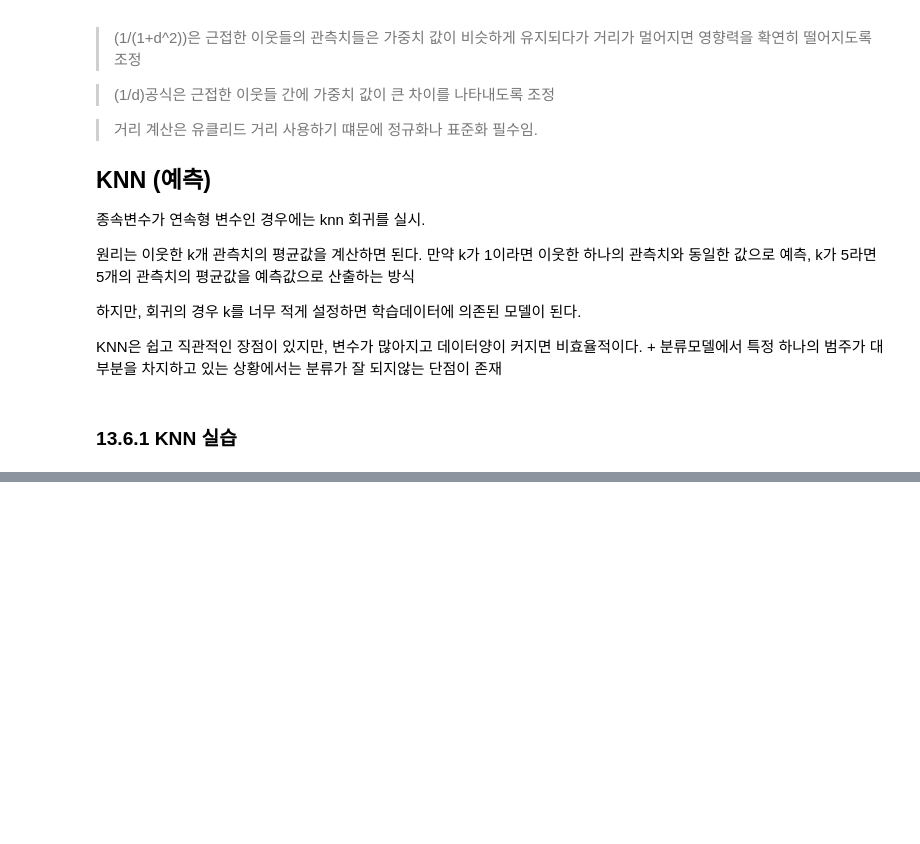
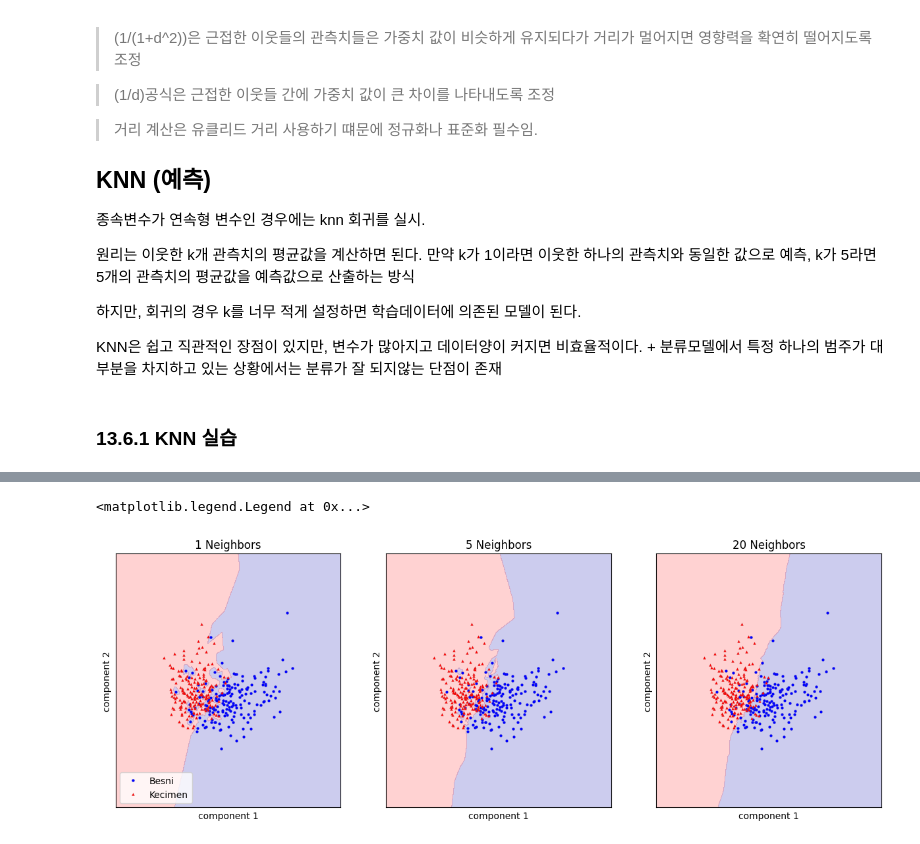
Before and after one commit to hamin971231/Mega_Data_Analysis, a Jupyter notebook: # 연습/스터디/스터디(7)_KNN.ipynb, the cells around one changed output, grey strips where cells are left out. Cells and saved outputs as stored; diff of their text form; code cells hidden in the pictures; blank space fills up the shorter version.

```diff
--- a/# 연습/스터디/스터디(7)_KNN.ipynb
+++ b/# 연습/스터디/스터디(7)_KNN.ipynb
@@ -50,0 +170,15 @@ from sklearn.model_selection import train_test_split
+# %%
+# 125부터 슬슬 올라감
+
+## 적당한 이웃수를 찾아내는것이 중요함
+
+## 시각화를 위한 차원 축소
+
+#  주성분 갯수 설정
+## 2개인 거도 고유값이랑 확인해야할거같음
+pca = PCA(n_components=2)
+df_pca = pca.fit_transform(x_test)
+
+## 주성분으로 변형된 테이블 생성
+df_pca = pd.DataFrame(data = df_pca, columns=['C1','C2'])
+df_pca
@@ -50,0 +199,30 @@ from sklearn.model_selection import train_test_split
+# %%
+# 이웃 k수에 따라 knn모델의 결정경계선이 어떻게 변화하는지 시각화 하기 위해 PCA를 통해 차원축소함
+## 잘모륵ㅆ음
+
+df_vsl_x = df_pca.to_numpy()
+
+df_vsl_y = y_test['Class'].to_numpy()
+# %%
+# 그래픗 설정
+cmap_bold = ListedColormap(['#FF0000','#00FF00'])
+fig, axes = plt.subplots(1,3,figsize = (15,5))
+
+# 이웃수  1,5,20에 따른 결정경계 시각화
+
+
+for n,ax in zip([1,5,20],axes) :
+    k_num_model_eg = KNeighborsClassifier(n_neighbors=n)
+    k_num_model_eg.fit(df_vsl_x,df_vsl_y)
+    mglearn.plots.plot_2d_separator(k_num_model_eg,df_vsl_x,fill=True,eps = 0.5,ax=ax,alpha = .2)
+    mglearn.discrete_scatter(df_vsl_x[:,0],df_vsl_x[:,1],
+                             df_vsl_y,markeredgewidth=0.1,
+                             c=['b','r'],s=3,ax=ax)
+    ax.set_xlabel('component 1')
+    ax.set_ylabel('component 2')
+    ax.set_title('{} Neighbors'.format(n))
+
+axes[0].legend(loc= 3 )
+# %% [output]
+<matplotlib.legend.Legend at 0x...>
+[figure, added]
```
Also changed, not shown: parts of 10 cells of this notebook, 30 other files.
